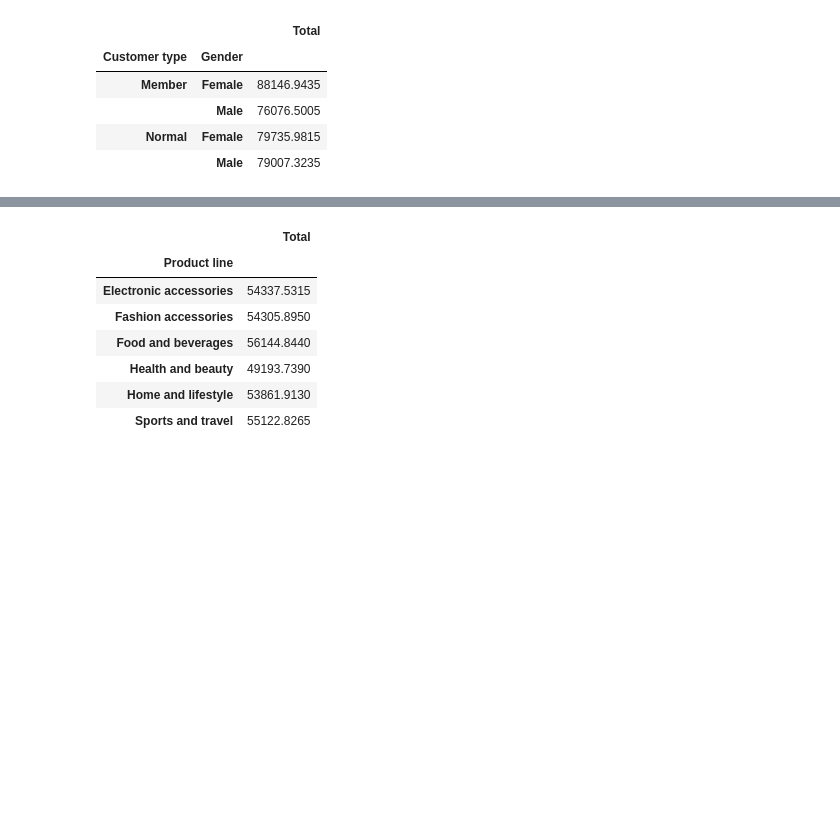
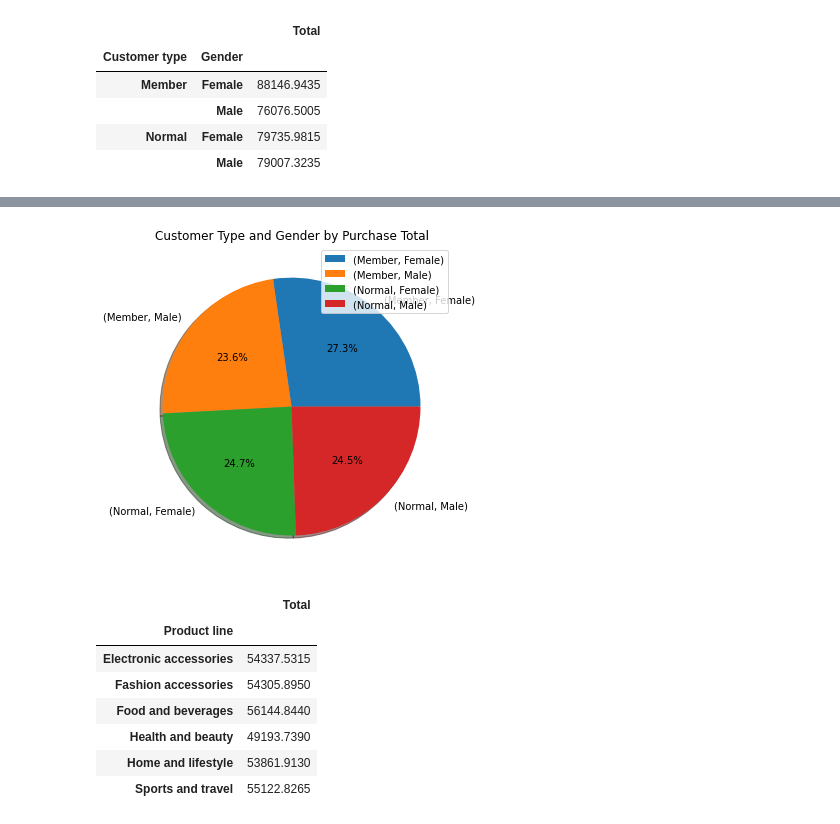
Before and after one commit to jayhjman/supermarket-fun, a Jupyter notebook: Supermarket-Analysis.ipynb, the cells around one changed output, grey strips where cells are left out. Saved outputs shown, nothing was run; the diff lists cells and outputs as text; code cells hidden in the pictures; blank space fills up the shorter version.

```diff
--- a/Supermarket-Analysis.ipynb
+++ b/Supermarket-Analysis.ipynb
@@ -116,3 +189,16 @@ array([<matplotlib.axes._subplots.AxesSubplot object at 0x...>],
+# %%
+labels = ["(Member, Female)", "(Member, Male)", "(Normal, Female)", "(Normal, Male)"]
+fig, ax = plt.subplots(figsize=(10, 5))
+ax.pie(customer_type_by_gender_purchases, labels=labels, shadow = True, autopct='%1.1f%%')
+ax.set_title("Customer Type and Gender by Purchase Total")
+ax.legend(labels, loc="upper right")
+
+
+# Show the graph
+plt.tight_layout()
+plt.show()
+# %% [output]
+[figure, added]
 # %%
 product_sales = supermarket_df.groupby('Product line')["Total"].sum().to_frame()
 product_sales
```
Also changed, not shown: parts of 17 cells of this notebook, 3 other files.
